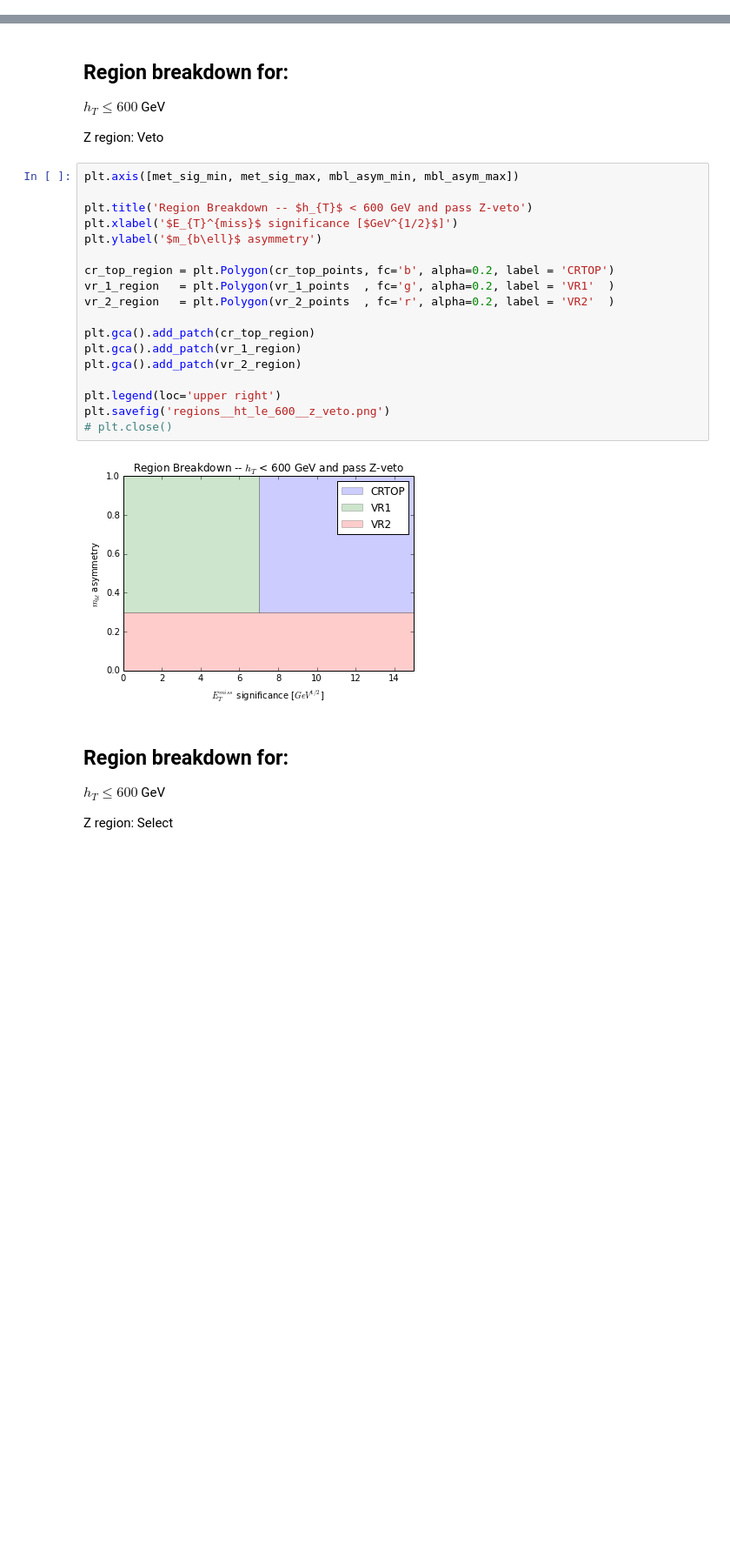
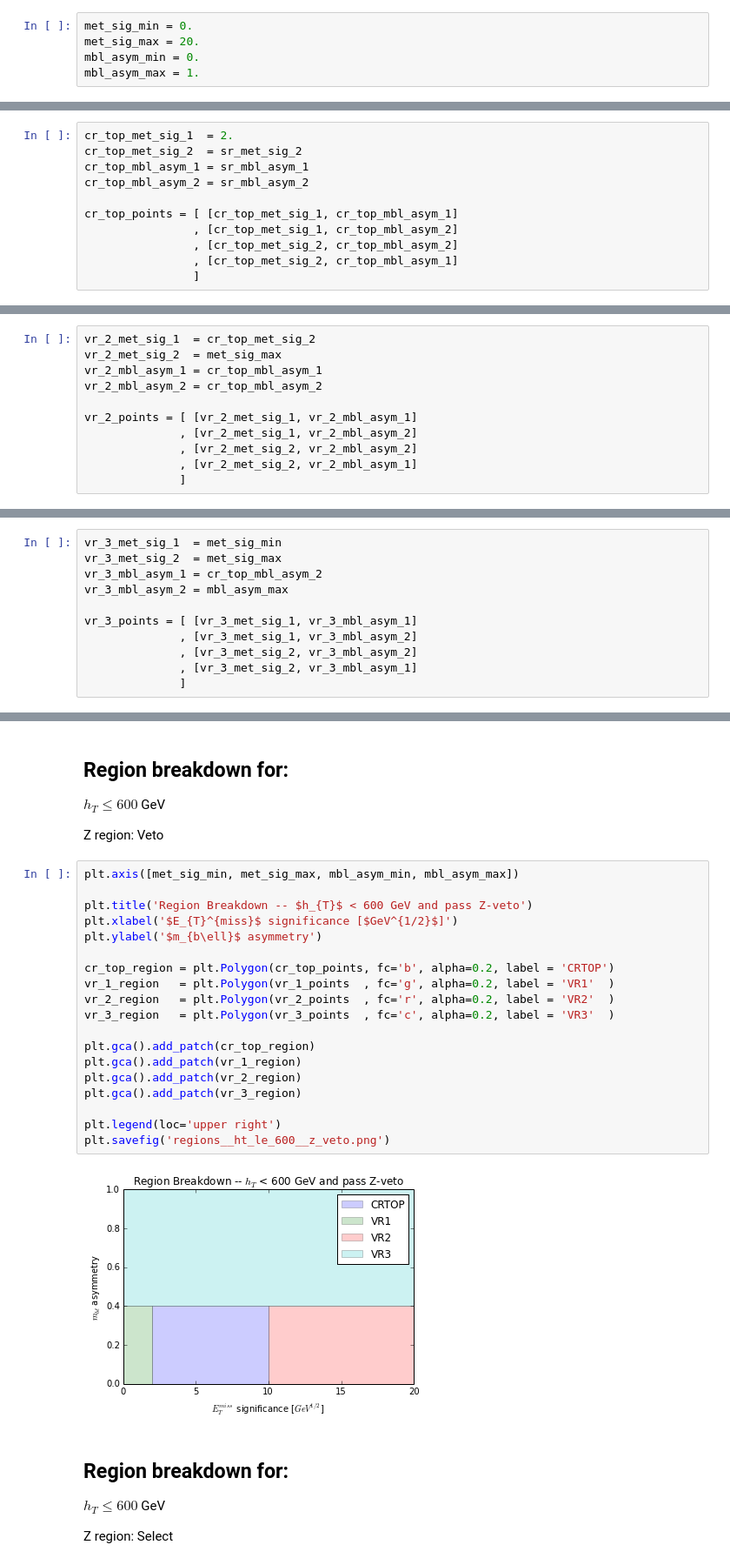
Before and after one commit to bdjackson/BMinusLSmallStudies, a Jupyter notebook: RegionPlots/DrawRegions.ipynb, the cells around one changed output, grey strips where cells are left out. Shown: that part at 87% size. Drawn from its saved outputs; the diff is of its cells as text; blank space fills up the shorter version.

Commit message:
update draw regions with new region definitions

```diff
--- a/RegionPlots/DrawRegions.ipynb
+++ b/RegionPlots/DrawRegions.ipynb
@@ -90,0 +6,5 @@ vr_4_points = [ [vr_4_met_sig_1, vr_4_mbl_asym_1]
+# %%
+met_sig_min = 0.
+met_sig_max = 20.
+mbl_asym_min = 0.
+mbl_asym_max = 1.
@@ -90,0 +40,11 @@ vr_4_points = [ [vr_4_met_sig_1, vr_4_mbl_asym_1]
+# %%
+cr_top_met_sig_1  = 2.
+cr_top_met_sig_2  = sr_met_sig_2
+cr_top_mbl_asym_1 = sr_mbl_asym_1
+cr_top_mbl_asym_2 = sr_mbl_asym_2
+
+cr_top_points = [ [cr_top_met_sig_1, cr_top_mbl_asym_1]
+                , [cr_top_met_sig_1, cr_top_mbl_asym_2]
+                , [cr_top_met_sig_2, cr_top_mbl_asym_2]
+                , [cr_top_met_sig_2, cr_top_mbl_asym_1]
+                ]
@@ -90,0 +98,11 @@ vr_4_points = [ [vr_4_met_sig_1, vr_4_mbl_asym_1]
+# %%
+vr_2_met_sig_1  = cr_top_met_sig_2
+vr_2_met_sig_2  = met_sig_max
+vr_2_mbl_asym_1 = cr_top_mbl_asym_1
+vr_2_mbl_asym_2 = cr_top_mbl_asym_2
+
+vr_2_points = [ [vr_2_met_sig_1, vr_2_mbl_asym_1]
+              , [vr_2_met_sig_1, vr_2_mbl_asym_2]
+              , [vr_2_met_sig_2, vr_2_mbl_asym_2]
+              , [vr_2_met_sig_2, vr_2_mbl_asym_1]
+              ]
@@ -90,0 +115,11 @@ vr_4_points = [ [vr_4_met_sig_1, vr_4_mbl_asym_1]
+# %%
+vr_3_met_sig_1  = met_sig_min
+vr_3_met_sig_2  = met_sig_max
+vr_3_mbl_asym_1 = cr_top_mbl_asym_2
+vr_3_mbl_asym_2 = mbl_asym_max
+
+vr_3_points = [ [vr_3_met_sig_1, vr_3_mbl_asym_1]
+              , [vr_3_met_sig_1, vr_3_mbl_asym_2]
+              , [vr_3_met_sig_2, vr_3_mbl_asym_2]
+              , [vr_3_met_sig_2, vr_3_mbl_asym_1]
+              ]
@@ -118,23 +189,24 @@ Z region: Veto
 # %%
 plt.axis([met_sig_min, met_sig_max, mbl_asym_min, mbl_asym_max])
 
 plt.title('Region Breakdown -- $h_{T}$ < 600 GeV and pass Z-veto')
 plt.xlabel('$E_{T}^{miss}$ significance [$GeV^{1/2}$]')
 plt.ylabel('$m_{b\ell}$ asymmetry')
 
 cr_top_region = plt.Polygon(cr_top_points, fc='b', alpha=0.2, label = 'CRTOP')
 vr_1_region   = plt.Polygon(vr_1_points  , fc='g', alpha=0.2, label = 'VR1'  )
 vr_2_region   = plt.Polygon(vr_2_points  , fc='r', alpha=0.2, label = 'VR2'  )
+vr_3_region   = plt.Polygon(vr_3_points  , fc='c', alpha=0.2, label = 'VR3'  )
 
 plt.gca().add_patch(cr_top_region)
 plt.gca().add_patch(vr_1_region)
 plt.gca().add_patch(vr_2_region)
+plt.gca().add_patch(vr_3_region)
 
 plt.legend(loc='upper right')
 plt.savefig('regions__ht_le_600__z_veto.png')
-# plt.close()
 # %% [output]
-[figure, old version]
+[figure, new version]
 # %% [markdown]
 Region breakdown for:
 ---------------------
```
Also changed, not shown: parts of 17 cells of this notebook.
